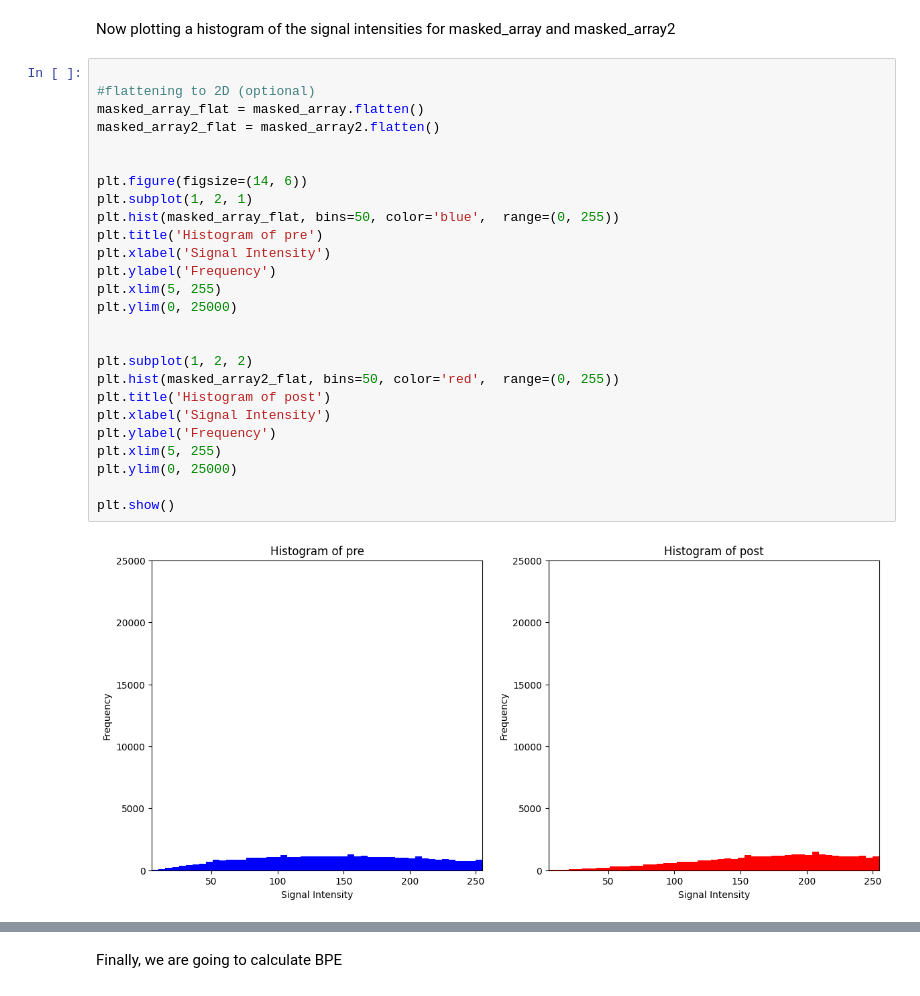
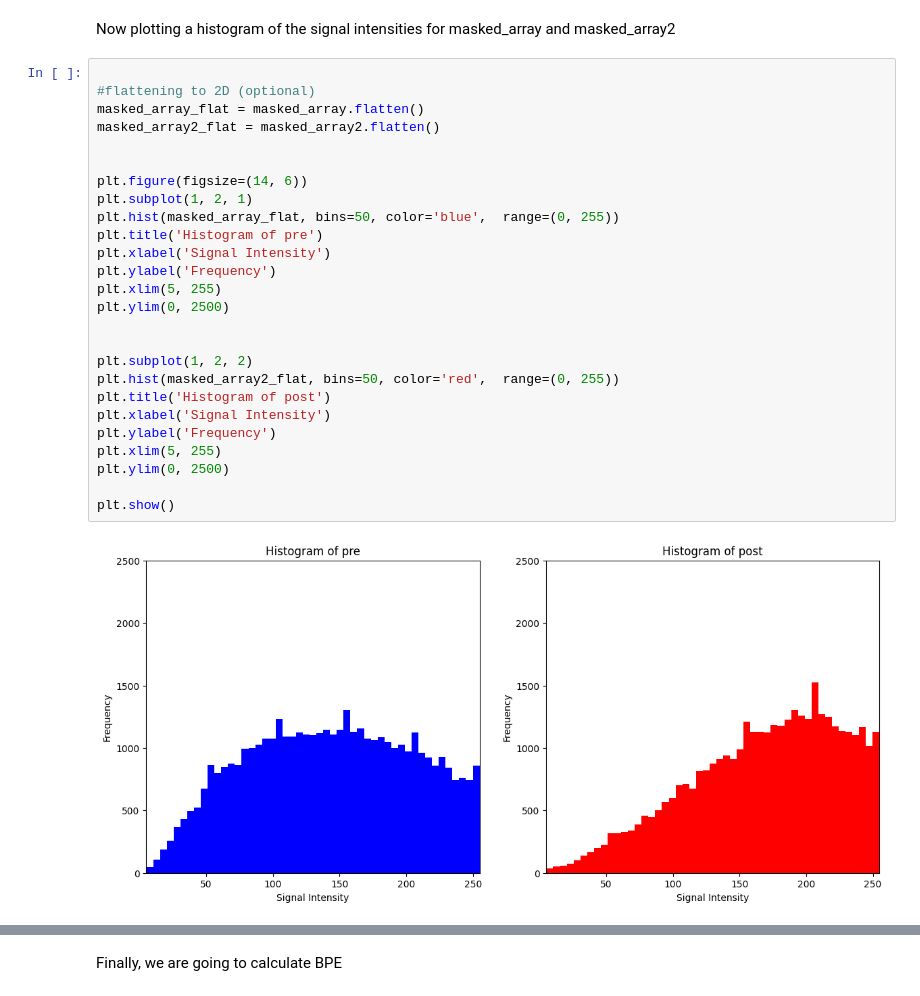
Before and after one commit to hsuryainfo/IntensityThreshold, a Jupyter notebook: bpecalc.ipynb, the cells around one changed output, grey strips where cells are left out. Drawn from its saved outputs; the diff is of its cells as text.

Commit message:
changes to graphs

```diff
--- a/bpecalc.ipynb
+++ b/bpecalc.ipynb
@@ -72,31 +72,31 @@ Now plotting a histogram of the signal intensities for masked_array and masked_a
 # %%
 
 #flattening to 2D (optional)
 masked_array_flat = masked_array.flatten()
 masked_array2_flat = masked_array2.flatten()
 
 
 plt.figure(figsize=(14, 6))
 plt.subplot(1, 2, 1)
 plt.hist(masked_array_flat, bins=50, color='blue',  range=(0, 255))
 plt.title('Histogram of pre')
 plt.xlabel('Signal Intensity')
 plt.ylabel('Frequency')
 plt.xlim(5, 255)
-plt.ylim(0, 25000)
+plt.ylim(0, 2500)
 
 
 plt.subplot(1, 2, 2)
 plt.hist(masked_array2_flat, bins=50, color='red',  range=(0, 255))
 plt.title('Histogram of post')
 plt.xlabel('Signal Intensity')
 plt.ylabel('Frequency')
 plt.xlim(5, 255)
-plt.ylim(0, 25000)
+plt.ylim(0, 2500)
 
 plt.show()
 # %% [output]
-[figure, old version]
+[figure, new version]
 # %%
 #more graphs for visualization
 
```
Also changed, not shown: parts of 1 cell of this notebook.
